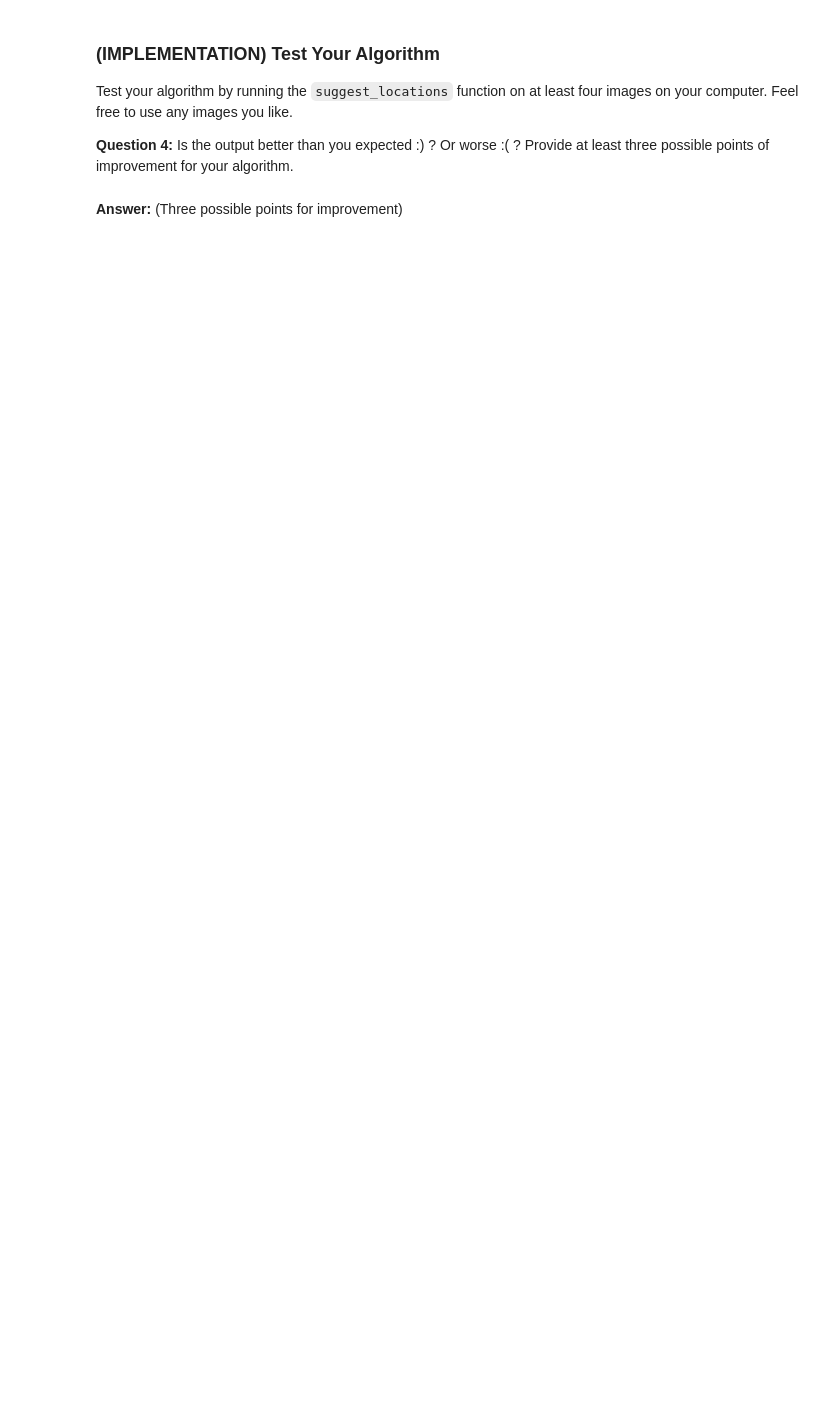
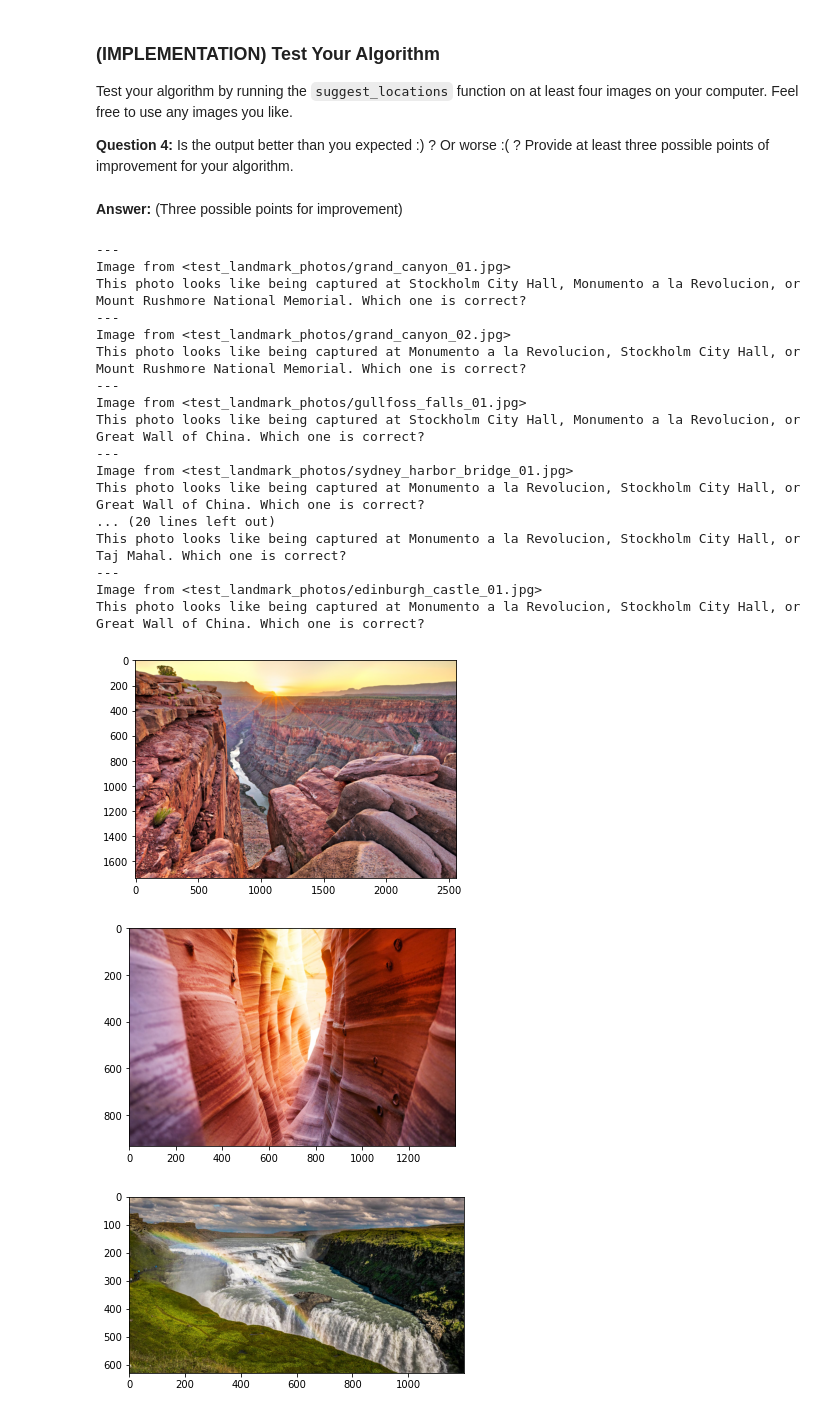
Before and after one commit to udacity/nd101-c2-landmarks-starter, a Jupyter notebook: landmark_project/landmark.ipynb, the cells around one changed output. Cells and saved outputs as stored; diff of their text form; code cells hidden in the pictures; blank space fills up the shorter version.

```diff
--- a/landmark_project/landmark.ipynb
+++ b/landmark_project/landmark.ipynb
@@ -797,4 +949,31 @@ __Answer:__ (Three possible points for improvement)
 # %%
 ## TODO: Execute the `suggest_locations` function on
 ## at least 4 images on your computer.
 ## Feel free to use as many code cells as needed.
+
+import glob
+image_list = glob.glob('test_landmark_photos/*.jpg')
+for _id, _image_path in enumerate(image_list):
+    print(f'---\nImage from <{_image_path}>')
+    suggest_locations(_image_path, fig_id=_id)
+# %% [output]
+---
+Image from <test_landmark_photos/grand_canyon_01.jpg>
+This photo looks like being captured at Stockholm City Hall, Monumento a la Revolucion, or Mount Rushmore National Memorial. Which one is correct?
+---
+Image from <test_landmark_photos/grand_canyon_02.jpg>
+This photo looks like being captured at Monumento a la Revolucion, Stockholm City Hall, or Mount Rushmore National Memorial. Which one is correct?
+---
+Image from <test_landmark_photos/gullfoss_falls_01.jpg>
+This photo looks like being captured at Stockholm City Hall, Monumento a la Revolucion, or Great Wall of China. Which one is correct?
+---
+Image from <test_landmark_photos/sydney_harbor_bridge_01.jpg>
+This photo looks like being captured at Monumento a la Revolucion, Stockholm City Hall, or Great Wall of China. Which one is correct?
+... (20 lines left out)
+This photo looks like being captured at Monumento a la Revolucion, Stockholm City Hall, or Taj Mahal. Which one is correct?
+---
+Image from <test_landmark_photos/edinburgh_castle_01.jpg>
+This photo looks like being captured at Monumento a la Revolucion, Stockholm City Hall, or Great Wall of China. Which one is correct?
+[figure, added]
+[figure, added]
+[figure, added]
```
Also changed, not shown: parts of 15 cells of this notebook, 4 other files.
